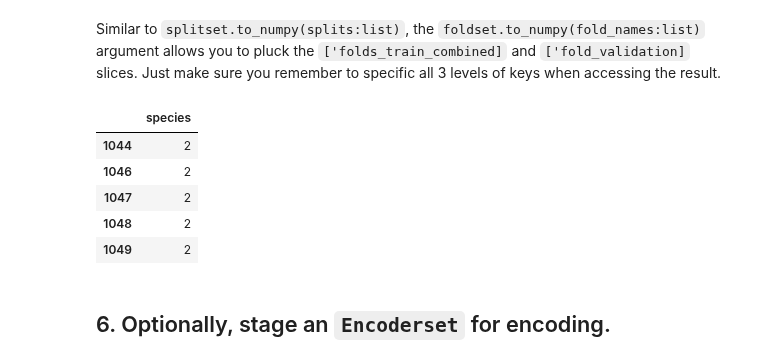
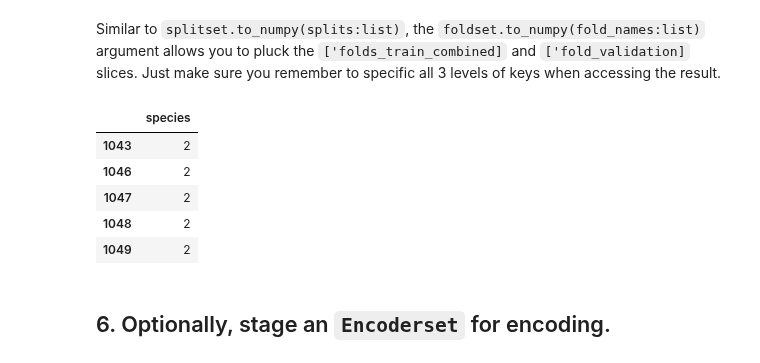
Before and after one commit to aiqc/AIQC, a Jupyter notebook: docs/notebooks/api_low_level.ipynb, the cells around one changed output. Drawn from its saved outputs; the diff is of its cells as text; code cells hidden in the pictures.

```diff
--- a/docs/notebooks/api_low_level.ipynb
+++ b/docs/notebooks/api_low_level.ipynb
@@ -464,6 +526,7 @@ big_fset = big_dataset.make_featureset(exclude_columns=[label_column])
 big_splits = big_fset.make_splitset(
 	label_id = big_label.id
 	, size_test = 0.30
+    , bin_count=3
 )
 # %% [markdown]
 Now we are ready to generate 5 `Fold` objects that belong to the `Foldset`.
@@ -507,14 +570,13 @@ Similar to `splitset.to_numpy(splits:list)`, the `foldset.to_numpy(fold_names:li
 # %%
 foldset.to_pandas(
     fold_index = 0
 	, fold_names = ['folds_train_combined']
 	, include_label = True
 	, include_featureset = False
-	, feature_columns = [label_column]
 )[0]['folds_train_combined']['labels'].tail()
 # %% [output]
 |  | species |
-| 1044 | 2 |
+| 1043 | 2 |
 | 1046 | 2 |
 | 1047 | 2 |
 | 1048 | 2 |
```
Also changed, not shown: parts of 53 cells of this notebook, 5 other files.
